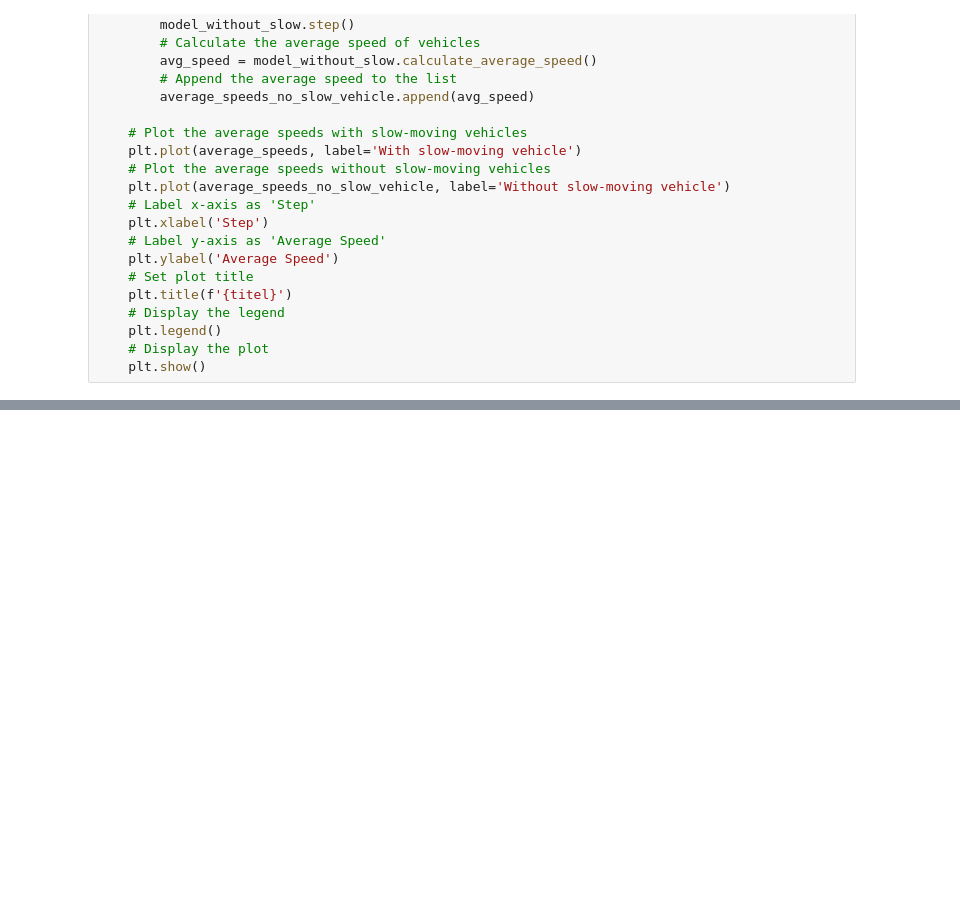
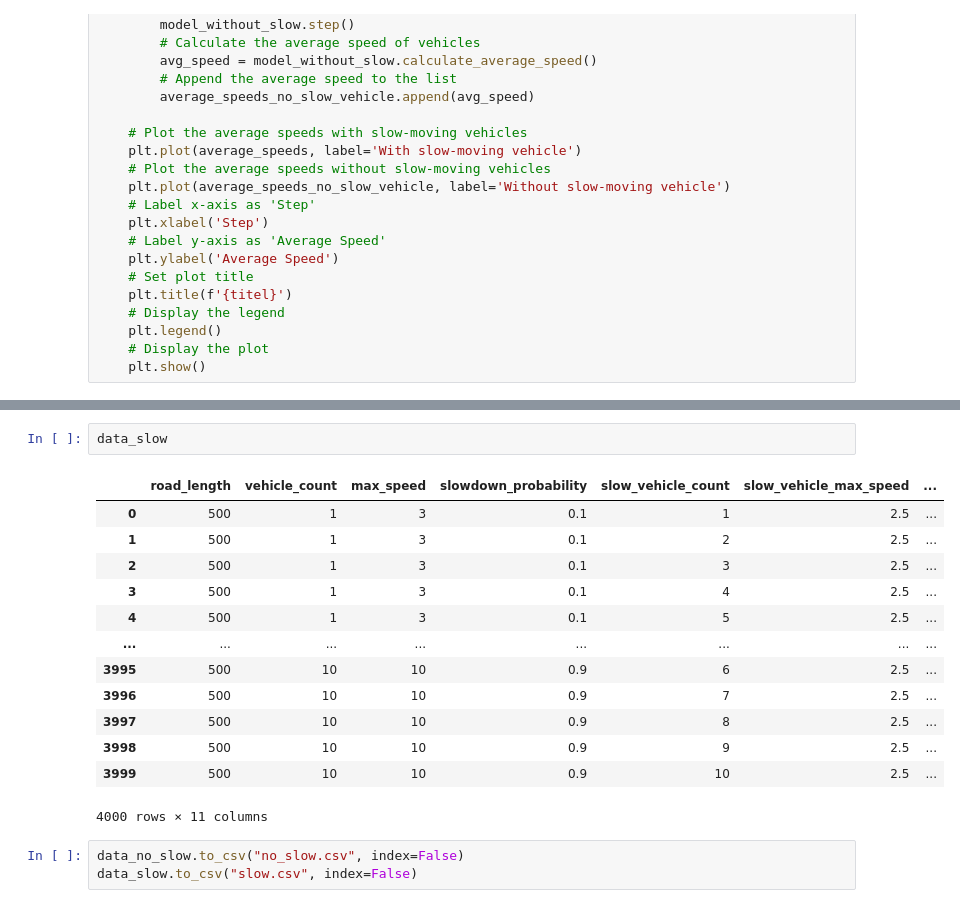
Before and after one commit to TikkaMasala1/Simulation-2023, a Jupyter notebook: 3-Touring-Machines-and-Electric-elections/traffic_vis.ipynb, the cells around one changed output, grey strips where cells are left out. Cells and saved outputs as stored; diff of their text form; blank space fills up the shorter version.

```diff
--- a/3-Touring-Machines-and-Electric-elections/traffic_vis.ipynb
+++ b/3-Touring-Machines-and-Electric-elections/traffic_vis.ipynb
@@ -211,0 +279,19 @@ impact_slow_vehicles('Impact of Slow-Moving Vehicles on Traffic Flow With Events
+# %%
+data_slow
+# %% [output]
+|  | road_length | vehicle_count | max_speed | slowdown_probability | slow_vehicle_count | slow_vehicle_max_speed | ... |
+| 0 | 500 | 1 | 3 | 0.1 | 1 | 2.5 | ... |
+| 1 | 500 | 1 | 3 | 0.1 | 2 | 2.5 | ... |
+| 2 | 500 | 1 | 3 | 0.1 | 3 | 2.5 | ... |
+| 3 | 500 | 1 | 3 | 0.1 | 4 | 2.5 | ... |
+| 4 | 500 | 1 | 3 | 0.1 | 5 | 2.5 | ... |
+| ... | ... | ... | ... | ... | ... | ... | ... |
+| 3995 | 500 | 10 | 10 | 0.9 | 6 | 2.5 | ... |
+| 3996 | 500 | 10 | 10 | 0.9 | 7 | 2.5 | ... |
+| 3997 | 500 | 10 | 10 | 0.9 | 8 | 2.5 | ... |
+| 3998 | 500 | 10 | 10 | 0.9 | 9 | 2.5 | ... |
+| 3999 | 500 | 10 | 10 | 0.9 | 10 | 2.5 | ... |
+4000 rows × 11 columns
+# %%
+data_no_slow.to_csv("no_slow.csv", index=False)
+data_slow.to_csv("slow.csv", index=False)
```
Also changed, not shown: parts of 16 cells of this notebook, 2 other files.
